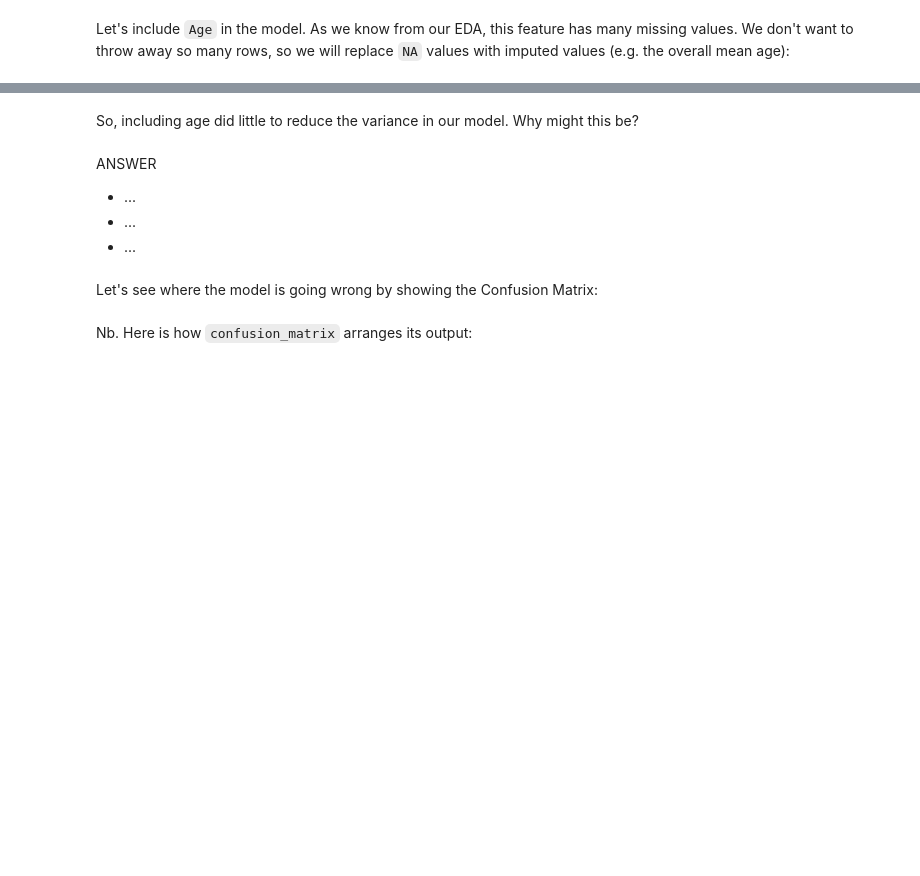
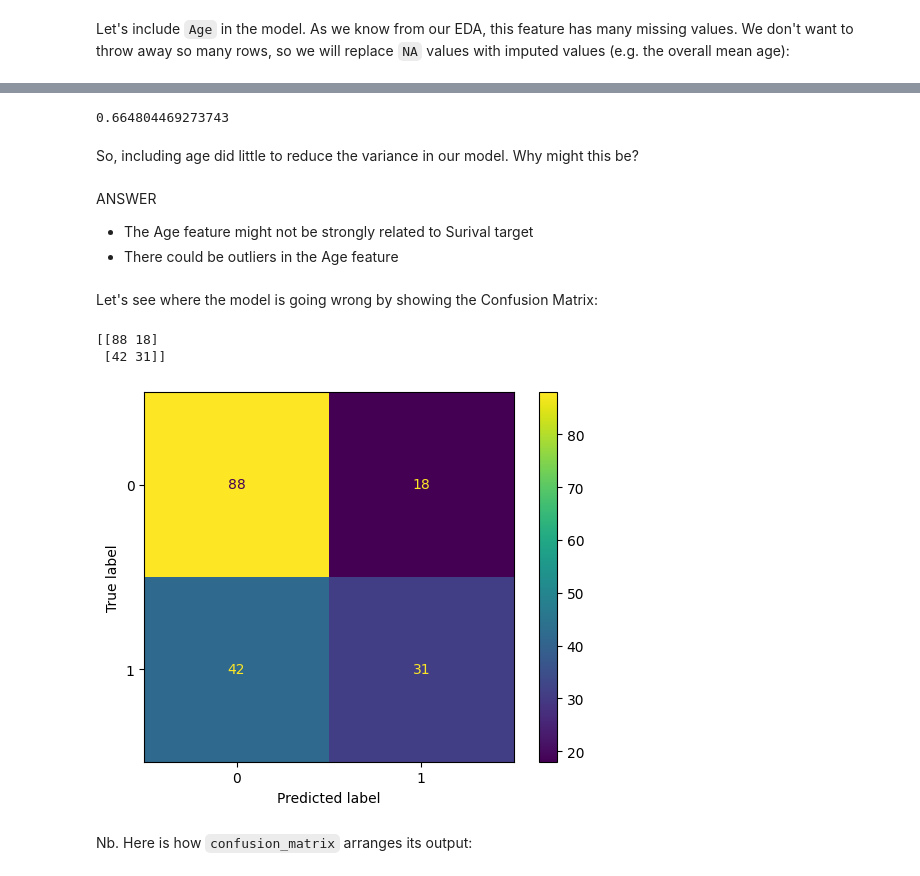
Before and after one commit to CDan07/IOD, a Jupyter notebook: Labs/Module 5/IOD_Lab_5_1.ipynb, the cells around one changed output, grey strips where cells are left out. Drawn from its saved outputs; the diff is of its cells as text; code cells hidden in the pictures; blank space fills up the shorter version.

```diff
--- a/Labs/Module 5/IOD_Lab_5_1.ipynb
+++ b/Labs/Module 5/IOD_Lab_5_1.ipynb
@@ -211,17 +202,39 @@ Let's include `Age` in the model. As we know from our EDA, this feature has many
+# %%
+X = df[['Pclass','Parch','Age']]
+# %%
+# Build Model
+logreg = LogisticRegression()
+
+# Fit Model
+X_train,X_test,y_train,y_test = train_test_split(X,y,test_size=0.2,random_state=1)
+logreg.fit(X_train,y_train)
+
+# Score
+y_predict=logreg.predict(X_test)
+print(accuracy_score(y_test,y_predict))
+# %% [output]
+0.664804469273743
 # %% [markdown]
 So, including age did little to reduce the variance in our model. Why might this be?
-# %% [markdown]
-ANSWER
-
-- ...
-- ...
-- ...
+# %% [markdown]
+ANSWER
+
+- The Age feature might not be strongly related to Surival target
+- There could be outliers in the Age feature
 # %% [markdown]
 Let's see where the model is going wrong by showing the Confusion Matrix:
 # %%
 # ANSWER
+from sklearn.metrics import confusion_matrix
+from sklearn.metrics import ConfusionMatrixDisplay
 y_pred_class = logreg.predict(X_test)
-print(metrics.confusion_matrix(y_test, y_pred_class))
+print(confusion_matrix(y_test, y_predict))
+ConfusionMatrixDisplay.from_predictions(y_test,y_predict)
+plt.show()
+# %% [output]
+[[88 18]
+ [42 31]]
+[figure, added]
 # %% [markdown]
 Nb. Here is how `confusion_matrix` arranges its output:
 # %%
```
Also changed, not shown: parts of 14 cells of this notebook.
